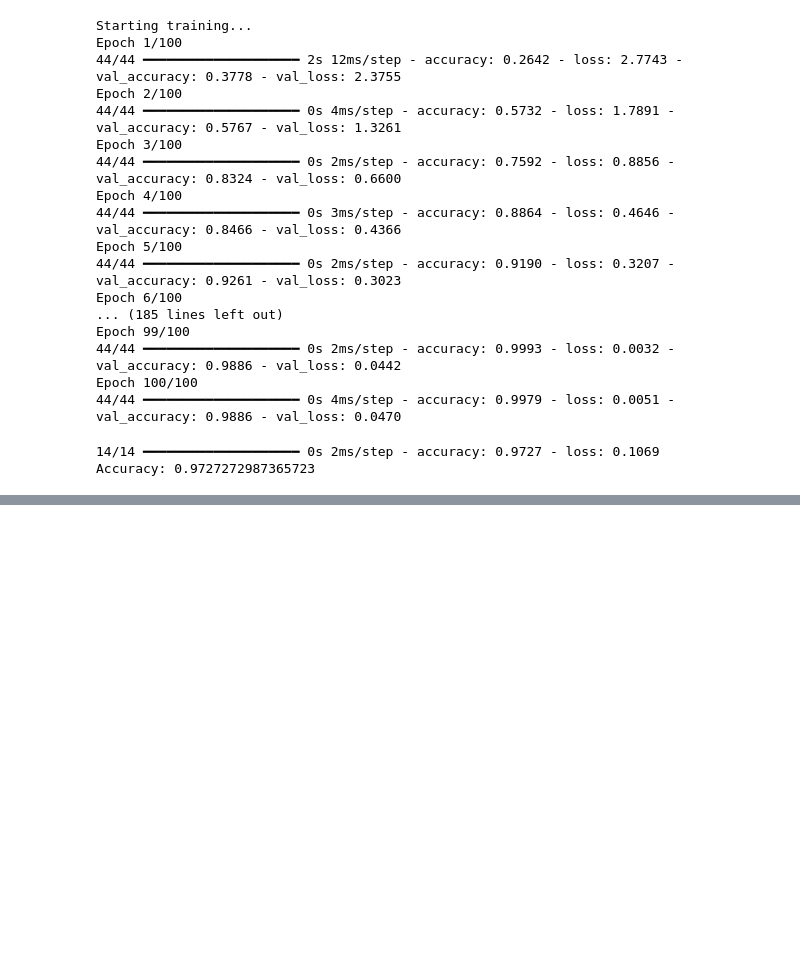
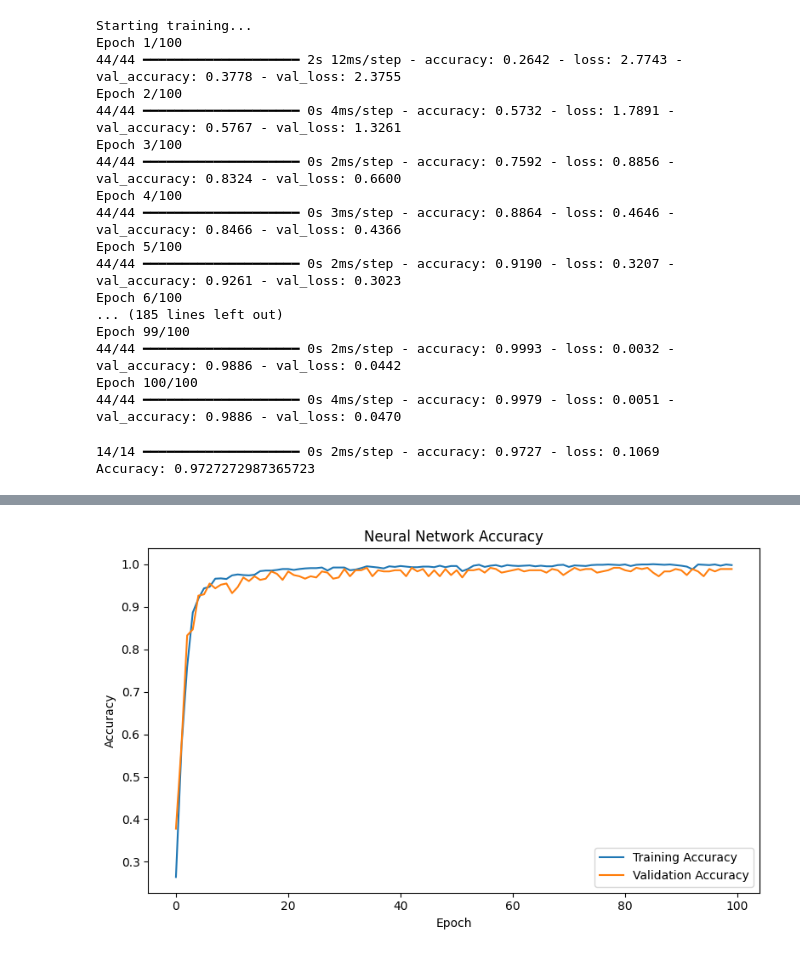
Before and after one commit to Sinchana586/farmer_crop_climate_mismatch_system, a Jupyter notebook: notebooks/neural_network.ipynb, the cells around one changed output, grey strips where cells are left out. Cells and saved outputs as stored; diff of their text form; code cells hidden in the pictures; blank space fills up the shorter version.

Commit message:
Completed Day 3 model training and evaluation

```diff
--- a/notebooks/neural_network.ipynb
+++ b/notebooks/neural_network.ipynb
@@ -111,0 +119,24 @@ Accuracy: 0.9727272987365723
+# %%
+import matplotlib.pyplot as plt
+
+plt.figure(figsize=(8,5))
+
+plt.plot(history.history['accuracy'])
+plt.plot(history.history['val_accuracy'])
+
+plt.title("Neural Network Accuracy")
+plt.xlabel("Epoch")
+plt.ylabel("Accuracy")
+
+plt.legend([
+    "Training Accuracy",
+    "Validation Accuracy"
+])
+
+plt.tight_layout()
+
+plt.savefig("../screenshots/neural_network_training.png")
+
+plt.show()
+# %% [output]
+[figure, added]
```
Also changed, not shown: parts of 1 cell of this notebook, 5 other files.
